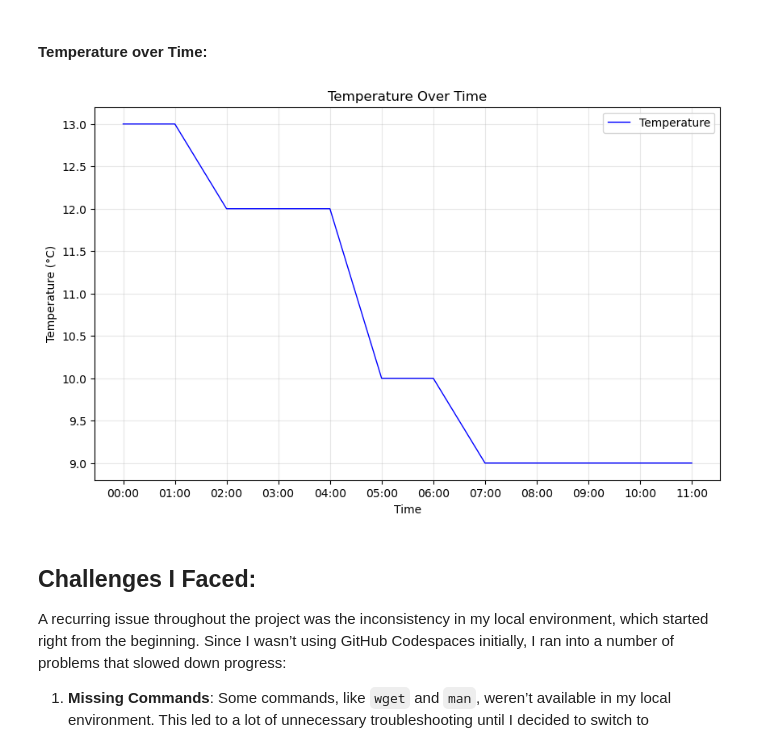
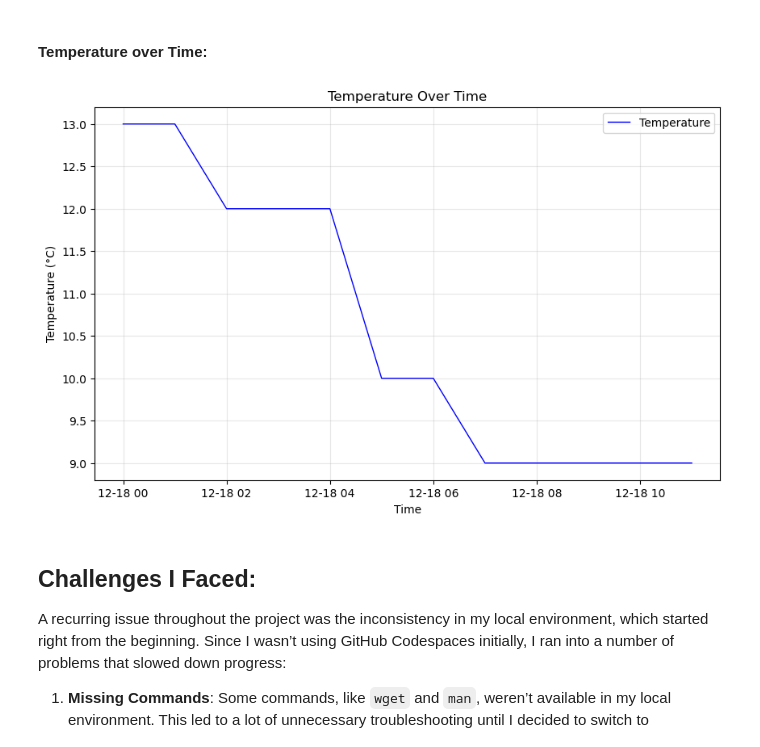
Before and after one commit to morgam7/computer_infrastructure, a Jupyter notebook: weather.ipynb, the cells around one changed output. Cells and saved outputs as stored; diff of their text form; code cells hidden in the pictures.

```diff
--- a/weather.ipynb
+++ b/weather.ipynb
@@ -288,15 +295,15 @@ temperature_df.style.background_gradient(cmap="coolwarm")
 #### Temperature over Time:
 # %%
 plt.figure(figsize=(10, 6))
-plt.plot(df['reportTime'], df['temperature'], label='Temperature', color='blue', linewidth=1)
+plt.plot(df['datetime'], df['temperature'], label='Temperature', color='blue', linewidth=1)
 plt.title('Temperature Over Time')
 plt.xlabel('Time')
 plt.ylabel('Temperature (°C)')
 plt.legend()
 plt.grid(alpha=0.3)
 plt.show()
 # %% [output]
-[figure, old version]
+[figure, new version]
 # %% [markdown]
 ## Challenges I Faced:
 
```
Also changed, not shown: parts of 5 cells of this notebook.
